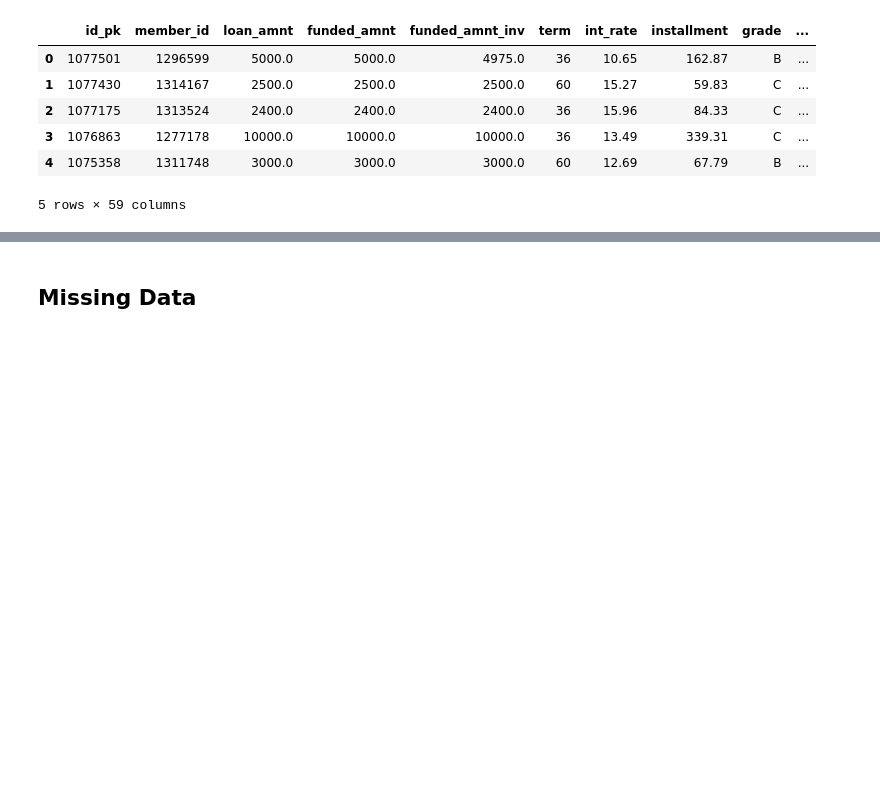
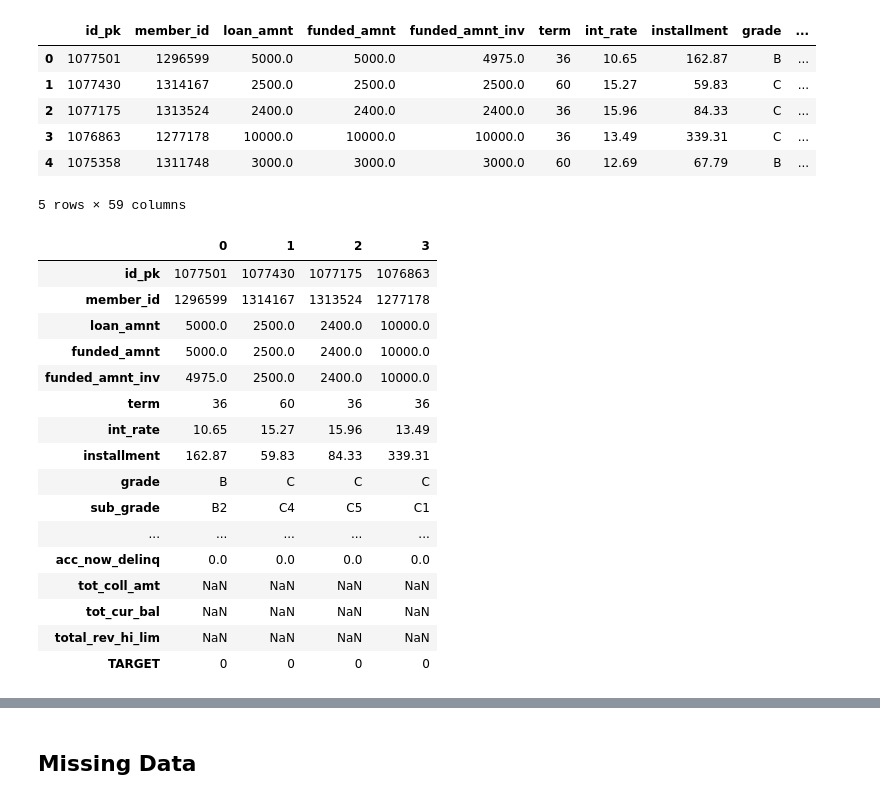
Before and after one commit to olivier-2018/MLops_gcloud_exercises, a Jupyter notebook: notebooks/00 - Explore Loan Data .ipynb, the cells around one changed output, grey strips where cells are left out. Drawn from its saved outputs; the diff is of its cells as text; code cells hidden in the pictures; blank space fills up the shorter version.

```diff
--- a/notebooks/00 - Explore Loan Data .ipynb
+++ b/notebooks/00 - Explore Loan Data .ipynb
@@ -19,3 +19,23 @@ df.head()
 | 3 | 1076863 | 1277178 | 10000.0 | 10000.0 | 10000.0 | 36 | 13.49 | 339.31 | C | ... |
 | 4 | 1075358 | 1311748 | 3000.0 | 3000.0 | 3000.0 | 60 | 12.69 | 67.79 | B | ... |
 5 rows × 59 columns
+# %%
+df[0:4].T
+# %% [output]
+|  | 0 | 1 | 2 | 3 |
+| id_pk | 1077501 | 1077430 | 1077175 | 1076863 |
+| member_id | 1296599 | 1314167 | 1313524 | 1277178 |
+| loan_amnt | 5000.0 | 2500.0 | 2400.0 | 10000.0 |
+| funded_amnt | 5000.0 | 2500.0 | 2400.0 | 10000.0 |
+| funded_amnt_inv | 4975.0 | 2500.0 | 2400.0 | 10000.0 |
+| term | 36 | 60 | 36 | 36 |
+| int_rate | 10.65 | 15.27 | 15.96 | 13.49 |
+| installment | 162.87 | 59.83 | 84.33 | 339.31 |
+| grade | B | C | C | C |
+| sub_grade | B2 | C4 | C5 | C1 |
+| ... | ... | ... | ... | ... |
+| acc_now_delinq | 0.0 | 0.0 | 0.0 | 0.0 |
+| tot_coll_amt | NaN | NaN | NaN | NaN |
+| tot_cur_bal | NaN | NaN | NaN | NaN |
+| total_rev_hi_lim | NaN | NaN | NaN | NaN |
+| TARGET | 0 | 0 | 0 | 0 |
```
Also changed, not shown: parts of 5 cells of this notebook, 24 other files.
